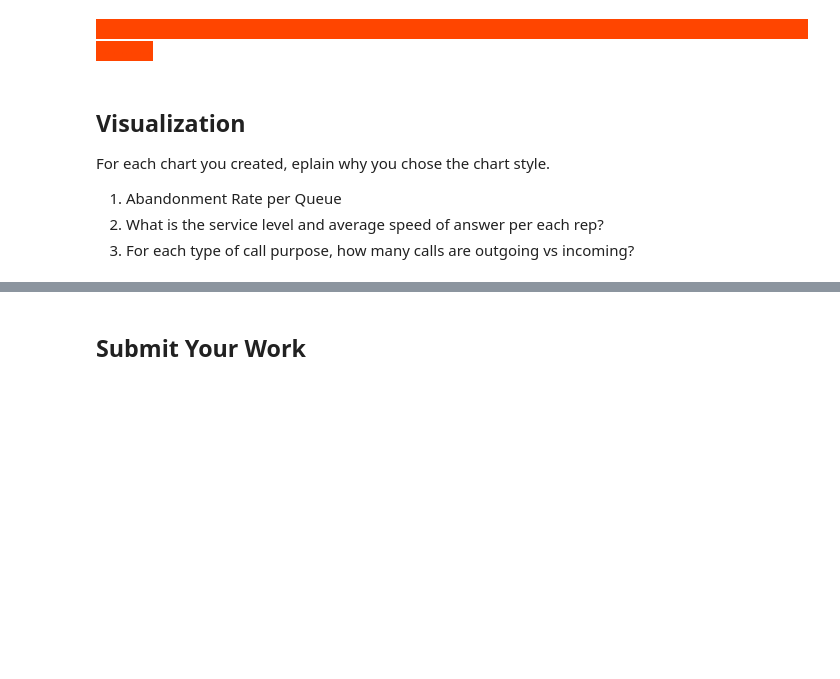
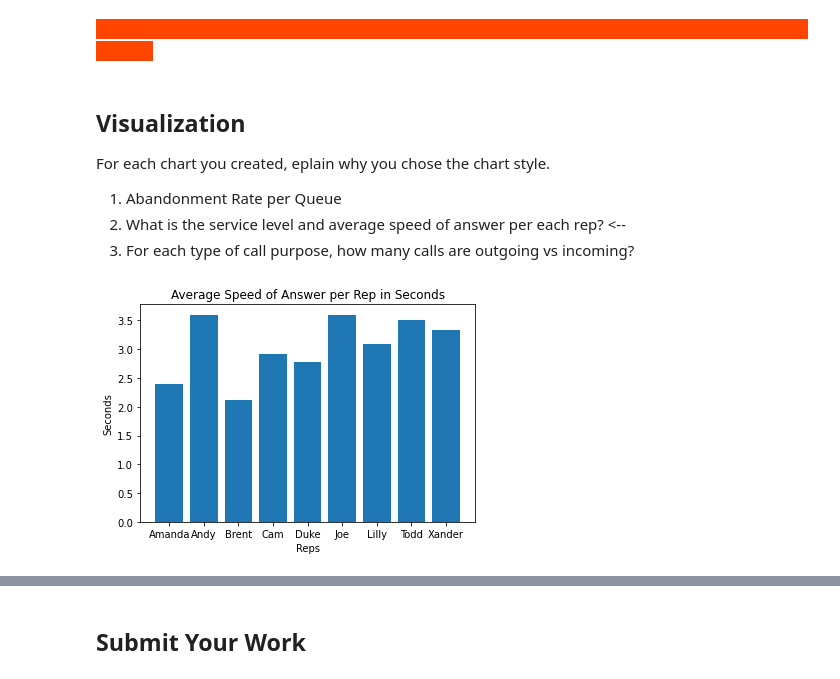
Before and after one commit to gildedgardenia/DA-Assignment-2, a Jupyter notebook: Assignment-2-Solutions.ipynb, the cells around one changed output, grey strips where cells are left out. Drawn from its saved outputs; the diff is of its cells as text; code cells hidden in the pictures; blank space fills up the shorter version.

Commit message:
Working on Visualization Solutions

```diff
--- a/Assignment-2-Solutions.ipynb
+++ b/Assignment-2-Solutions.ipynb
@@ -264,5 +241,17 @@ company_reps
 For each chart you created, eplain why you chose the chart style.
 
 1. Abandonment Rate per Queue
-1. What is the service level and average speed of answer per each rep?
+1. What is the service level and average speed of answer per each rep?  <--
 1. For each type of call purpose, how many calls are outgoing vs incoming?
+# %%
+# average speed of answer = average incoming wait time per rep
+north_plt = north.groupby("Rep ID")["Incoming Wait Time"].mean().to_frame().reset_index()
+
+plt.title('Average Speed of Answer per Rep in Seconds')
+plt.xlabel('Reps')
+plt.ylabel('Seconds')
+
+plt.bar(north_plt["Rep ID"], north_plt["Incoming Wait Time"])
+plt.show()
+# %% [output]
+[figure, added]
```
Also changed, not shown: parts of 43 cells of this notebook.
